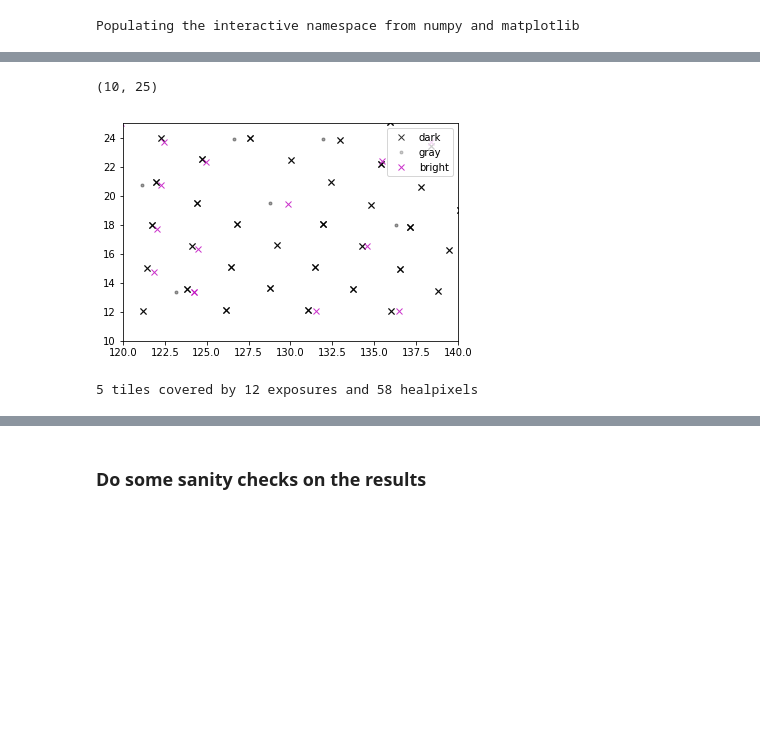
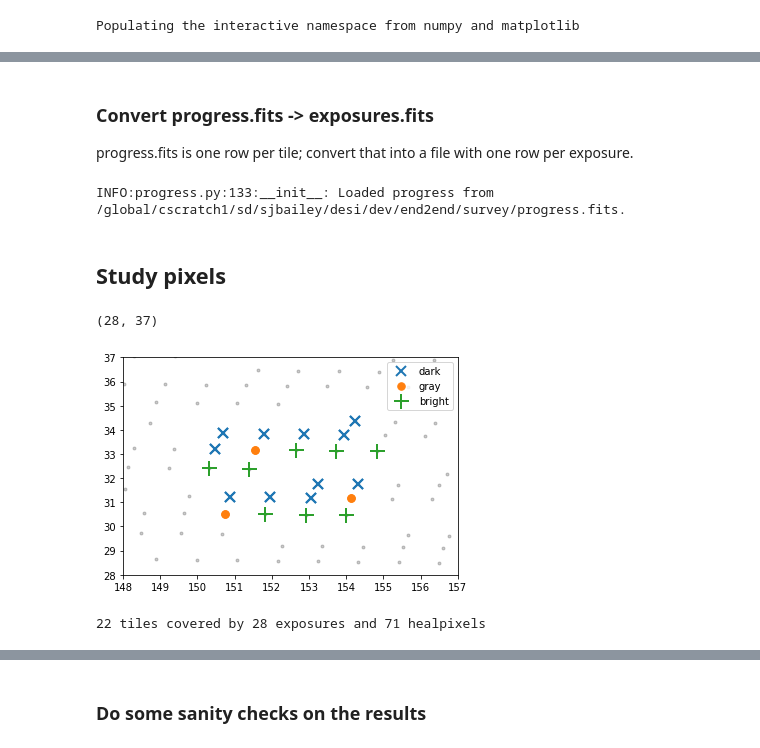
Before and after one commit to desihub/two_percent_DESI, a Jupyter notebook: mini/minitest.ipynb, the cells around one changed output, grey strips where cells are left out. Cells and saved outputs as stored; diff of their text form; code cells hidden in the pictures; blank space fills up the shorter version.

```diff
--- a/mini/minitest.ipynb
+++ b/mini/minitest.ipynb
@@ -84,0 +63,10 @@ excluding bright twilight tiles since our sky model doesn't know about twilight
+# %%
+#- Make a subset of tiles to use
+tiles = Table(desimodel.io.load_tiles())
+ii = (150 < tiles['RA']) & (tiles['RA']<155) & (30<tiles['DEC']) & (tiles['DEC']<35)
+clf()
+plot(tiles['RA'], tiles['DEC'], 'k.', alpha=0.5)
+plot(tiles['RA'][ii], tiles['DEC'][ii], 'rx')
+xlim(148, 157); ylim(28, 37)
+tiles_subset = tiles[ii]
+tiles[ii].write('tiles-subset.fits', overwrite=True)
@@ -84,0 +141,10 @@ excluding bright twilight tiles since our sky model doesn't know about twilight
+# %% [markdown]
+### Convert progress.fits -> exposures.fits
+progress.fits is one row per tile; convert that into a file with one row per exposure.
+# %%
+from desisurvey.progress import Progress
+p = Progress(restore='progress.fits')
+explist = p.get_exposures()
+explist.write(os.path.join(surveydir, 'exposures.fits'), overwrite=True)
+# %% [output]
+INFO:progress.py:133:__init__: Loaded progress from /global/cscratch1/sd/sjbailey/desi/dev/end2end/survey/progress.fits.
@@ -85,31 +154,24 @@ excluding bright twilight tiles since our sky model doesn't know about twilight
+# %% [markdown]
+## Study pixels
 # %%
-tiles = desimodel.io.load_tiles()
-explist = Table.read(surveydir+'/exposures.fits')
 isbright = explist['pass'] > 4
 isgray = explist['pass'] == 4
 isdark = explist['pass'] < 4
 istwilight = isbright & (explist['moonalt'] < 0)
 # %%
-plot(explist['ra'][isdark], explist['dec'][isdark], 'kx', alpha=0.8, label='dark')
-plot(explist['ra'][isgray], explist['dec'][isgray], 'k.', alpha=0.2, label='gray')
-plot(explist['ra'][isbright], explist['dec'][isbright], 'mx', alpha=0.8, label='bright')
+plot(tiles['RA'], tiles['DEC'], 'k.', alpha=0.2, label='_none_')
+plot(explist['ra'][isdark], explist['dec'][isdark], 'x', ms=10, mew=2, label='dark')
+plot(explist['ra'][isgray], explist['dec'][isgray], '.', ms=15, label='gray')
+plot(explist['ra'][isbright], explist['dec'][isbright], '+', ms=15, mew=2, label='bright')
 legend(loc='upper right')
-xlim(120, 140); ylim(10, 25)
+xlim(148, 157); ylim(28, 37)
 # %% [output]
-(10, 25)
+(28, 37)
-[figure, old version]
+[figure, new version]
 # %%
-#- Pick 5 tiles nearest RA=130, dec=18
-ntiles = 5
-xtiles = tiles[np.in1d(tiles['TILEID'], explist['tileid'])]
-xyz = hp.ang2vec(xtiles['ra'], xtiles['dec'], lonlat=True)
-center = hp.ang2vec(130, 18, lonlat=True)
-d2 = ((xyz - center)**2).sum(axis=1)
-ii = np.argsort(d2)[0:ntiles]
-xtiles = xtiles[ii]
 nside = 64
-pixels = desimodel.footprint.tiles2pix(nside, xtiles)
-nexp = np.count_nonzero(np.in1d(explist['tileid'], xtiles['TILEID']) & ~istwilight)
-print('{} tiles covered by {} exposures and {} healpixels'.format(len(xtiles), nexp, len(pixels)))
+pixels = desimodel.footprint.tiles2pix(nside, tiles_subset)
+nexp = np.count_nonzero(np.in1d(explist['tileid'], tiles_subset['TILEID']) & ~istwilight)
+print('{} tiles covered by {} exposures and {} healpixels'.format(len(tiles_subset), nexp, len(pixels)))
 # %% [output]
-5 tiles covered by 12 exposures and 58 healpixels
+22 tiles covered by 28 exposures and 71 healpixels
```
Also changed, not shown: parts of 48 cells of this notebook, 1 other file.
